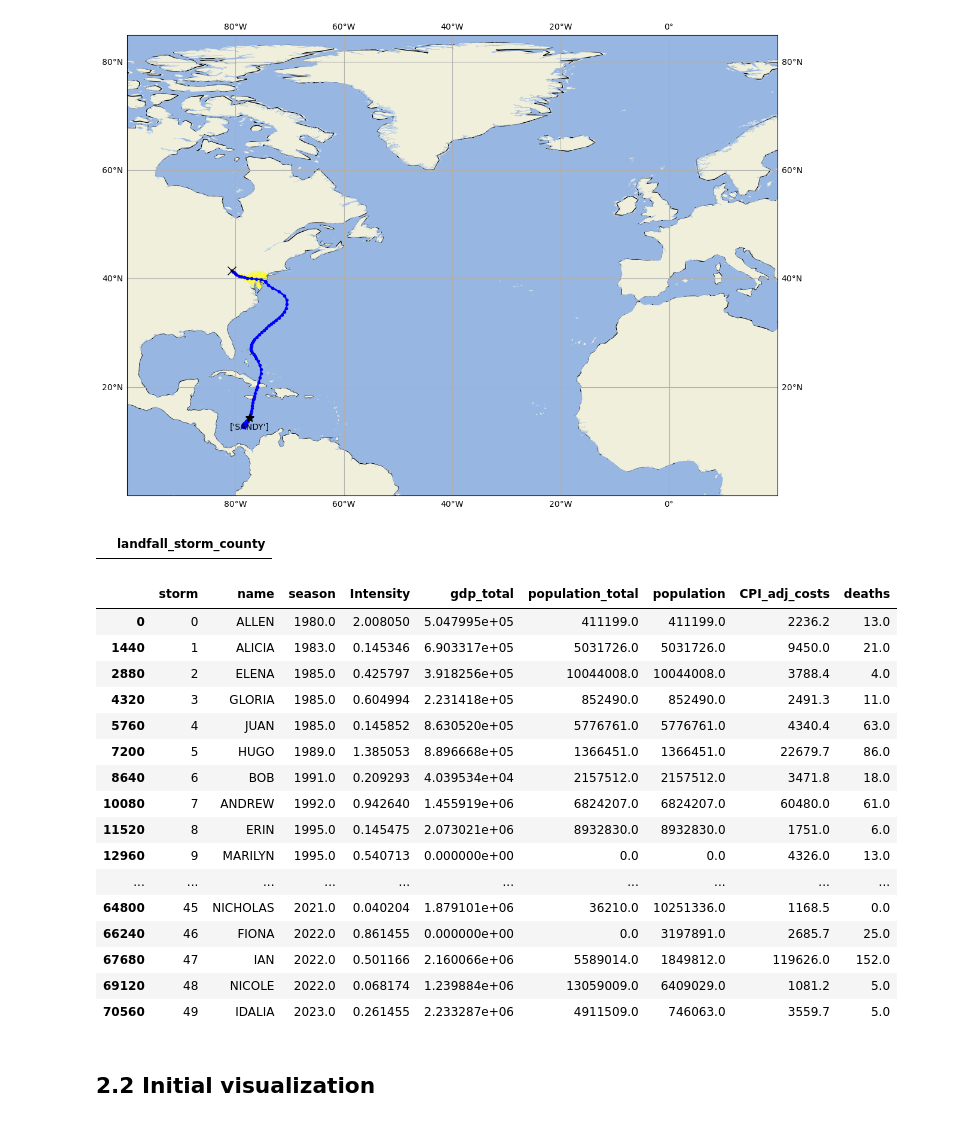
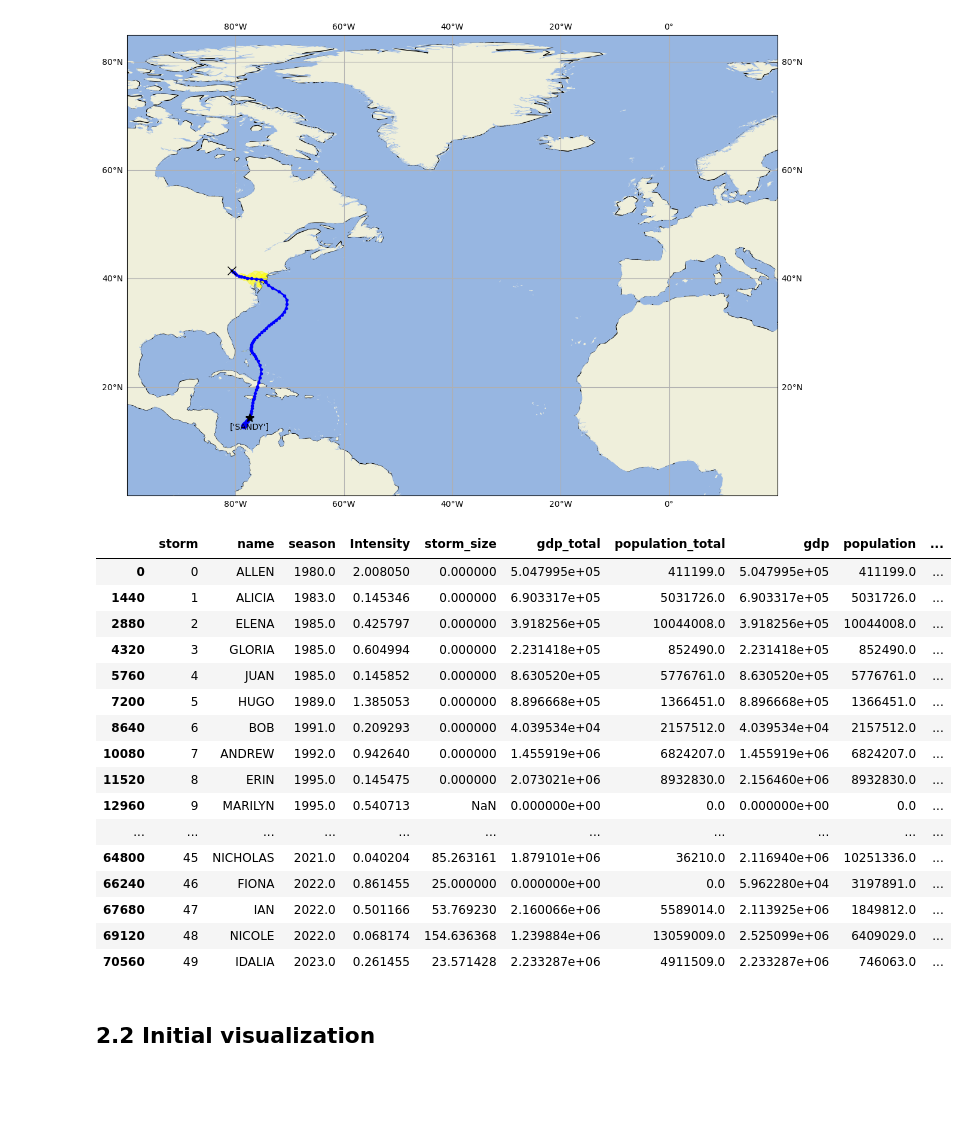
Before and after one commit to spariser/Hurricane_ML_proj_t5, a Jupyter notebook: Project1_Story_0210.ipynb, the cells around one changed output. Drawn from its saved outputs; the diff is of its cells as text; code cells hidden in the pictures; blank space fills up the shorter version.

Commit message:
adding storm_size

```diff
--- a/Project1_Story_0210.ipynb
+++ b/Project1_Story_0210.ipynb
@@ -905,6 +905,26 @@ plot_one_track(ax, storm_i)
 plot_storm_size(ax, storm_i)
 # %% [output]
 [figure]
+# %%
+# Extract variables from the storms_damage dataset
+usa_rmw_vals = storms_damage.usa_rmw.values  # Shape: (storms, date_time)
+landfall_vals = storms_damage.landfall_state.values  # Shape: (storms, date_time)
+
+# Initialize an array to store storm_size values
+storm_size_vals = np.full(storms_damage.dims["storm"], np.nan)
+
+# Iterate over each storm
+for i in range(storms_damage.dims["storm"]):
+    # Mask where landfall_state is not NaN (storm is over land)
+    mask = ~pd.isna(landfall_vals[i, :])  # True for valid landfall points
+
+    # If the storm has any landfall points
+    if np.any(mask):
+        # Compute the mean usa_rmw at landfall points
+        storm_size_vals[i] = np.nanmean(usa_rmw_vals[i, mask])  # Ignore NaNs in mean calculation
+
+# Add storm_size to the storms_damage dataset
+storms_damage["storm_size"] = (("storm",), storm_size_vals)
 # %%
 lat_vals = storms_damage["lat"].values
 lon_vals = storms_damage["lon"].values
@@ -942,10 +962,6 @@ for i, j in zip(*landfall_indices):
 # Add results to the storms dataset
 storms_damage["landfall_storm_state"] = (("storm", "date_time"), state_var_storm)
 storms_damage["landfall_storm_county"] = (("storm", "date_time"), county_var_storm)
-# %%
-counties_s
-# %% [output]
-|  | landfall_storm_county |
 # %%
 storms_df = storms_damage.to_dataframe().reset_index()
 storms_df['season'] = storms_df['season'].astype(str)  # Ensure season is a string
@@ -972,51 +988,51 @@ for storm in storms_df['storm'].unique():
 
     counties_track = np.array(res, dtype='object')#counties_track
  #   print(counties_track, name)
     total_population_storm = extrapolated_df.loc[extrapolated_df['County'].isin(counties_track), season].sum()
 
     for i in range(len(states_s)):
         a = states_s.iloc[i].dropna()
         for b in range(number_list):
             if not pd.isnull(a[0][b]):
                 if a[0][b] not in res:
                     resg.append(a[0][b])
 
 #    print(name, total_population_storm)
     storms_df.loc[storms_df['storm'] == storm, 'population_total'] = total_population_storm
     res = []
 
     states_track = np.array(resg, dtype='object')
 #    for state in range(len(states_track)):
 #        z = resg[state]
     total_gdp_storm = gdp_data.loc[gdp_data.index.isin(states_track), season].sum()
 #        print(z, season, gdp_data.loc[gdp_data.index == z, season].sum())
 #        total_gdp_storm = total_gdp_storm + total_gdp_storm_a
 
     storms_df.loc[storms_df['storm'] == storm, 'gdp_total'] = total_gdp_storm
     resg = []
 
 #storms_updated = storms_updated.copy()
 storms_damage['population_total'] = (('storm',), storms_df.groupby('storm')['population_total'].first().values)
 storms_damage['gdp_total'] = (('storm',), storms_df.groupby('storm')['gdp_total'].first().values)
-storms_df[['storm', 'name', 'season', 'Intensity','gdp_total','population_total', 'population','CPI_adj_costs', 'deaths']].drop_duplicates()
+storms_df[['storm', 'name', 'season', 'Intensity', 'storm_size', 'gdp_total','population_total', 'gdp', 'population','CPI_adj_costs', 'deaths']].drop_duplicates()
 # %% [output]
-|  | storm | name | season | Intensity | gdp_total | population_total | population | CPI_adj_costs | deaths |
-| 0 | 0 | ALLEN | 1980.0 | 2.008050 | 5.047995e+05 | 411199.0 | 411199.0 | 2236.2 | 13.0 |
-| 1440 | 1 | ALICIA | 1983.0 | 0.145346 | 6.903317e+05 | 5031726.0 | 5031726.0 | 9450.0 | 21.0 |
-| 2880 | 2 | ELENA | 1985.0 | 0.425797 | 3.918256e+05 | 10044008.0 | 10044008.0 | 3788.4 | 4.0 |
-| 4320 | 3 | GLORIA | 1985.0 | 0.604994 | 2.231418e+05 | 852490.0 | 852490.0 | 2491.3 | 11.0 |
-| 5760 | 4 | JUAN | 1985.0 | 0.145852 | 8.630520e+05 | 5776761.0 | 5776761.0 | 4340.4 | 63.0 |
-| 7200 | 5 | HUGO | 1989.0 | 1.385053 | 8.896668e+05 | 1366451.0 | 1366451.0 | 22679.7 | 86.0 |
-| 8640 | 6 | BOB | 1991.0 | 0.209293 | 4.039534e+04 | 2157512.0 | 2157512.0 | 3471.8 | 18.0 |
-| 10080 | 7 | ANDREW | 1992.0 | 0.942640 | 1.455919e+06 | 6824207.0 | 6824207.0 | 60480.0 | 61.0 |
-| 11520 | 8 | ERIN | 1995.0 | 0.145475 | 2.073021e+06 | 8932830.0 | 8932830.0 | 1751.0 | 6.0 |
-| 12960 | 9 | MARILYN | 1995.0 | 0.540713 | 0.000000e+00 | 0.0 | 0.0 | 4326.0 | 13.0 |
-| ... | ... | ... | ... | ... | ... | ... | ... | ... | ... |
-| 64800 | 45 | NICHOLAS | 2021.0 | 0.040204 | 1.879101e+06 | 36210.0 | 10251336.0 | 1168.5 | 0.0 |
-| 66240 | 46 | FIONA | 2022.0 | 0.861455 | 0.000000e+00 | 0.0 | 3197891.0 | 2685.7 | 25.0 |
-| 67680 | 47 | IAN | 2022.0 | 0.501166 | 2.160066e+06 | 5589014.0 | 1849812.0 | 119626.0 | 152.0 |
-| 69120 | 48 | NICOLE | 2022.0 | 0.068174 | 1.239884e+06 | 13059009.0 | 6409029.0 | 1081.2 | 5.0 |
-| 70560 | 49 | IDALIA | 2023.0 | 0.261455 | 2.233287e+06 | 4911509.0 | 746063.0 | 3559.7 | 5.0 |
+|  | storm | name | season | Intensity | storm_size | gdp_total | population_total | gdp | population | ... |
+| 0 | 0 | ALLEN | 1980.0 | 2.008050 | 0.000000 | 5.047995e+05 | 411199.0 | 5.047995e+05 | 411199.0 | ... |
+| 1440 | 1 | ALICIA | 1983.0 | 0.145346 | 0.000000 | 6.903317e+05 | 5031726.0 | 6.903317e+05 | 5031726.0 | ... |
+| 2880 | 2 | ELENA | 1985.0 | 0.425797 | 0.000000 | 3.918256e+05 | 10044008.0 | 3.918256e+05 | 10044008.0 | ... |
+| 4320 | 3 | GLORIA | 1985.0 | 0.604994 | 0.000000 | 2.231418e+05 | 852490.0 | 2.231418e+05 | 852490.0 | ... |
+| 5760 | 4 | JUAN | 1985.0 | 0.145852 | 0.000000 | 8.630520e+05 | 5776761.0 | 8.630520e+05 | 5776761.0 | ... |
+| 7200 | 5 | HUGO | 1989.0 | 1.385053 | 0.000000 | 8.896668e+05 | 1366451.0 | 8.896668e+05 | 1366451.0 | ... |
+| 8640 | 6 | BOB | 1991.0 | 0.209293 | 0.000000 | 4.039534e+04 | 2157512.0 | 4.039534e+04 | 2157512.0 | ... |
+| 10080 | 7 | ANDREW | 1992.0 | 0.942640 | 0.000000 | 1.455919e+06 | 6824207.0 | 1.455919e+06 | 6824207.0 | ... |
+| 11520 | 8 | ERIN | 1995.0 | 0.145475 | 0.000000 | 2.073021e+06 | 8932830.0 | 2.156460e+06 | 8932830.0 | ... |
+| 12960 | 9 | MARILYN | 1995.0 | 0.540713 | NaN | 0.000000e+00 | 0.0 | 0.000000e+00 | 0.0 | ... |
+| ... | ... | ... | ... | ... | ... | ... | ... | ... | ... | ... |
+| 64800 | 45 | NICHOLAS | 2021.0 | 0.040204 | 85.263161 | 1.879101e+06 | 36210.0 | 2.116940e+06 | 10251336.0 | ... |
+| 66240 | 46 | FIONA | 2022.0 | 0.861455 | 25.000000 | 0.000000e+00 | 0.0 | 5.962280e+04 | 3197891.0 | ... |
+| 67680 | 47 | IAN | 2022.0 | 0.501166 | 53.769230 | 2.160066e+06 | 5589014.0 | 2.113925e+06 | 1849812.0 | ... |
+| 69120 | 48 | NICOLE | 2022.0 | 0.068174 | 154.636368 | 1.239884e+06 | 13059009.0 | 2.525099e+06 | 6409029.0 | ... |
+| 70560 | 49 | IDALIA | 2023.0 | 0.261455 | 23.571428 | 2.233287e+06 | 4911509.0 | 2.233287e+06 | 746063.0 | ... |
 # %% [markdown]
 ## 2.2 Initial visualization
 # %% [markdown]
```
Also changed, not shown: parts of 9 cells of this notebook.
